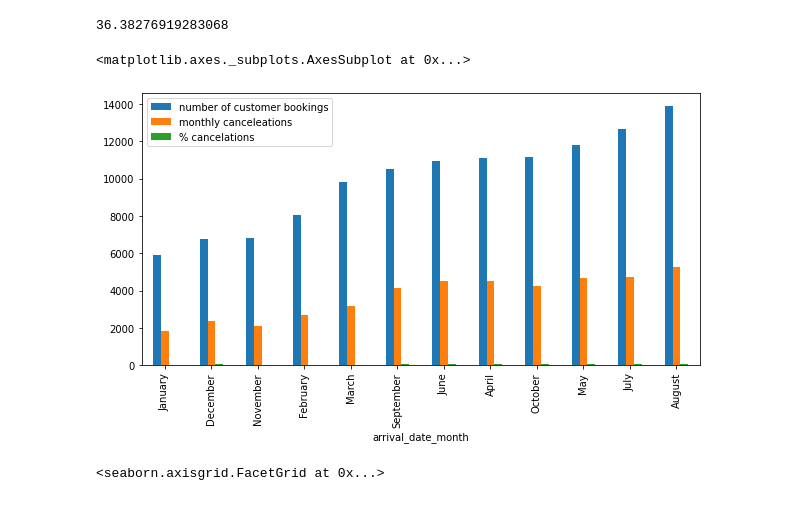
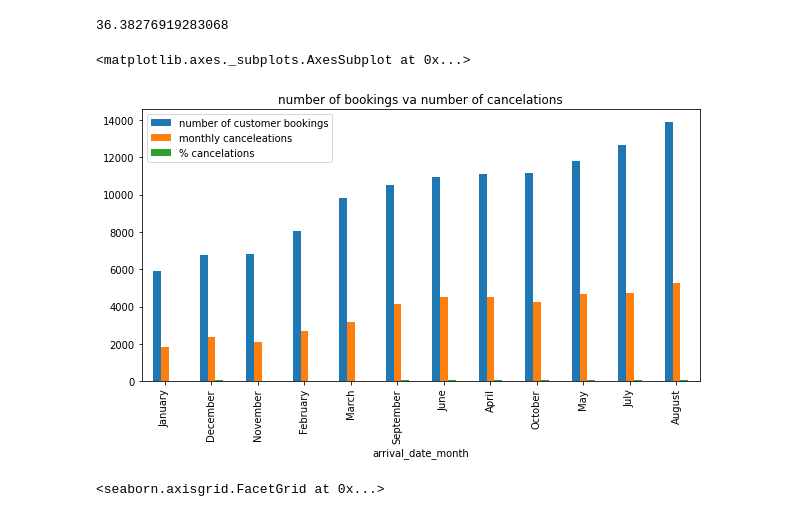
Before and after one commit to dkd99/hotel-booking-analysis, a Jupyter notebook: Hotel_Booking_Analysis_Capstone_Project.ipynb, the cells around one changed output. Saved outputs shown, nothing was run; the diff lists cells and outputs as text; code cells hidden in the pictures.

```diff
--- a/Hotel_Booking_Analysis_Capstone_Project.ipynb
+++ b/Hotel_Booking_Analysis_Capstone_Project.ipynb
@@ -432,3 +639,7 @@ hotel_df[['arrival_date_month','adr']].groupby('arrival_date_month').aggregate({
 # %% [output]
 <matplotlib.axes._subplots.AxesSubplot at 0x...>
 [figure]
+# %%
+from matplotlib import rcParams
+rcParams['figure.figsize'] = 11.7,8.27
+sns.countplot(data=hotel_df,x='arrival_date_month',hue='arrival_date_year')
@@ -480,10 +694,10 @@ df3['% cancelations'].mean()
 # %% [output]
 36.38276919283068
 # %%
-df3.plot(kind='bar')
+df3.plot(kind='bar',title='number of bookings va number of cancelations')
 # %% [output]
 <matplotlib.axes._subplots.AxesSubplot at 0x...>
-[figure, old version]
+[figure, new version]
 # %%
 sns.lmplot(x='number of customer bookings',y='monthly canceleations',data=df3)
 # %% [output]
```
Also changed, not shown: parts of 54 cells of this notebook.
